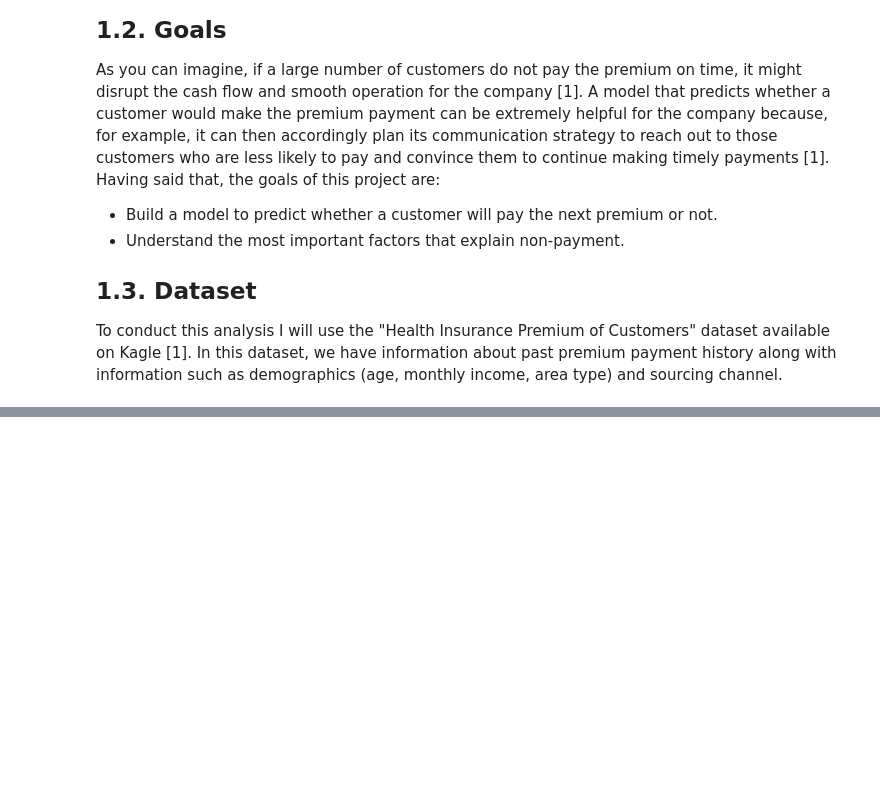
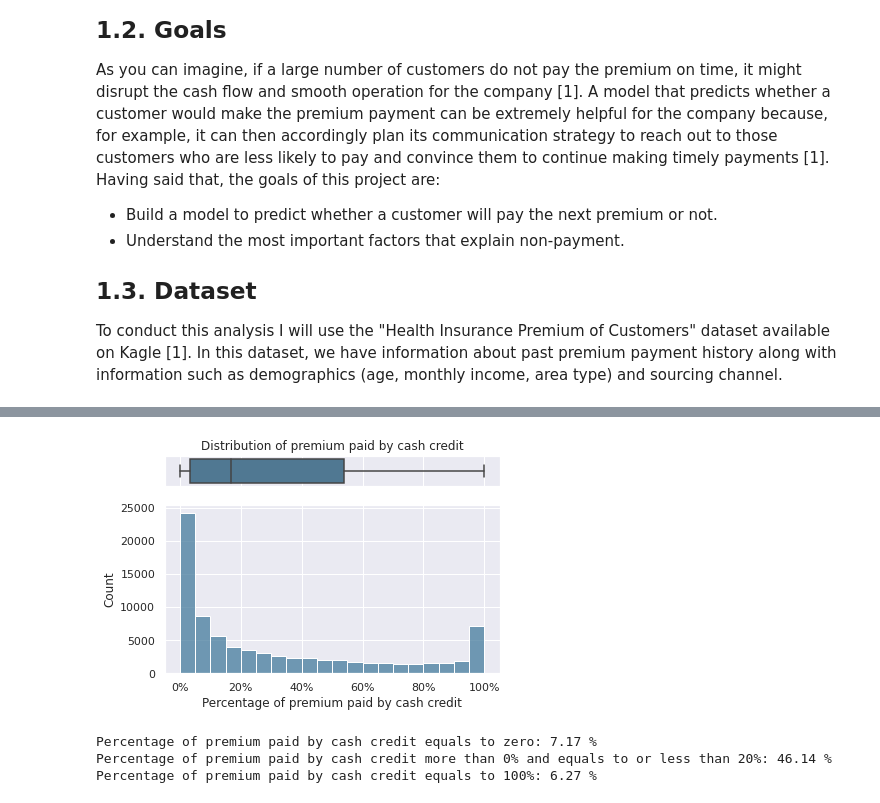
Before and after one commit to mefonseca/Insurance_payment, a Jupyter notebook: Non_payment_of_insurance_premium.ipynb, the cells around one changed output, grey strips where cells are left out. Saved outputs shown, nothing was run; the diff lists cells and outputs as text; code cells hidden in the pictures; blank space fills up the shorter version.

```diff
--- a/Non_payment_of_insurance_premium.ipynb
+++ b/Non_payment_of_insurance_premium.ipynb
@@ -48,0 +58,3 @@ To conduct this analysis I will use the "Health Insurance Premium of Customers"
+# %%
+train = pd.read_csv('/content/drive/MyDrive/Colab Notebooks/Portfolio de projetos/Non-payment of insurance premium/train_jRxnrHD.csv')
+test = pd.read_csv('/content/drive/MyDrive/Colab Notebooks/Portfolio de projetos/Non-payment of insurance premium/test_QaJU1Mh.csv')
@@ -48,0 +163,31 @@ To conduct this analysis I will use the "Health Insurance Premium of Customers"
+# %%
+# Code based from https://www.python-graph-gallery.com/24-histogram-with-a-boxplot-on-top-seaborn
+import seaborn as sns
+import matplotlib.pyplot as plt
+import matplotlib.ticker as mtick
+
+# set a grey background (use sns.set_theme() if seaborn version 0.11.0 or above)
+sns.set(style="darkgrid")
+
+# creating a figure composed of two matplotlib.Axes objects (ax_box and ax_hist)
+f, (ax_box, ax_hist) = plt.subplots(2, sharex=True, gridspec_kw={"height_ratios": (.15, .85)})
+
+# assigning a graph to each ax
+sns.boxplot(train["perc_premium_paid_by_cash_credit"], ax=ax_box, palette=["#457b9d"])
+sns.histplot(train["perc_premium_paid_by_cash_credit"], ax=ax_hist, bins=20, color="#457b9d")
+
+# Remove x axis name for the boxplot
+ax_box.set(xlabel='', title='Distribution of premium paid by cash credit')
+ax_hist.set(xlabel='Percentage of premium paid by cash credit')
+ax_hist.xaxis.set_major_formatter(mtick.PercentFormatter(1))
+plt.show()
+# %% [output]
+[figure, added]
+# %%
+print('Percentage of premium paid by cash credit equals to zero:' , round(sum(train["perc_premium_paid_by_cash_credit"]==0)/train.shape[0]*100,2), '%')
+print('Percentage of premium paid by cash credit more than 0% and equals to or less than 20%:' , round(sum((train["perc_premium_paid_by_cash_credit"]>0)&(train["perc_premium_paid_by_cash_credit"]<=0.2))/train.shape[0]*100,2), '%')
+print('Percentage of premium paid by cash credit equals to 100%:' , round(sum(train["perc_premium_paid_by_cash_credit"]==1)/train.shape[0]*100,2), '%')
+# %% [output]
+Percentage of premium paid by cash credit equals to zero: 7.17 %
+Percentage of premium paid by cash credit more than 0% and equals to or less than 20%: 46.14 %
+Percentage of premium paid by cash credit equals to 100%: 6.27 %
```
Also changed, not shown: parts of 22 cells of this notebook.
